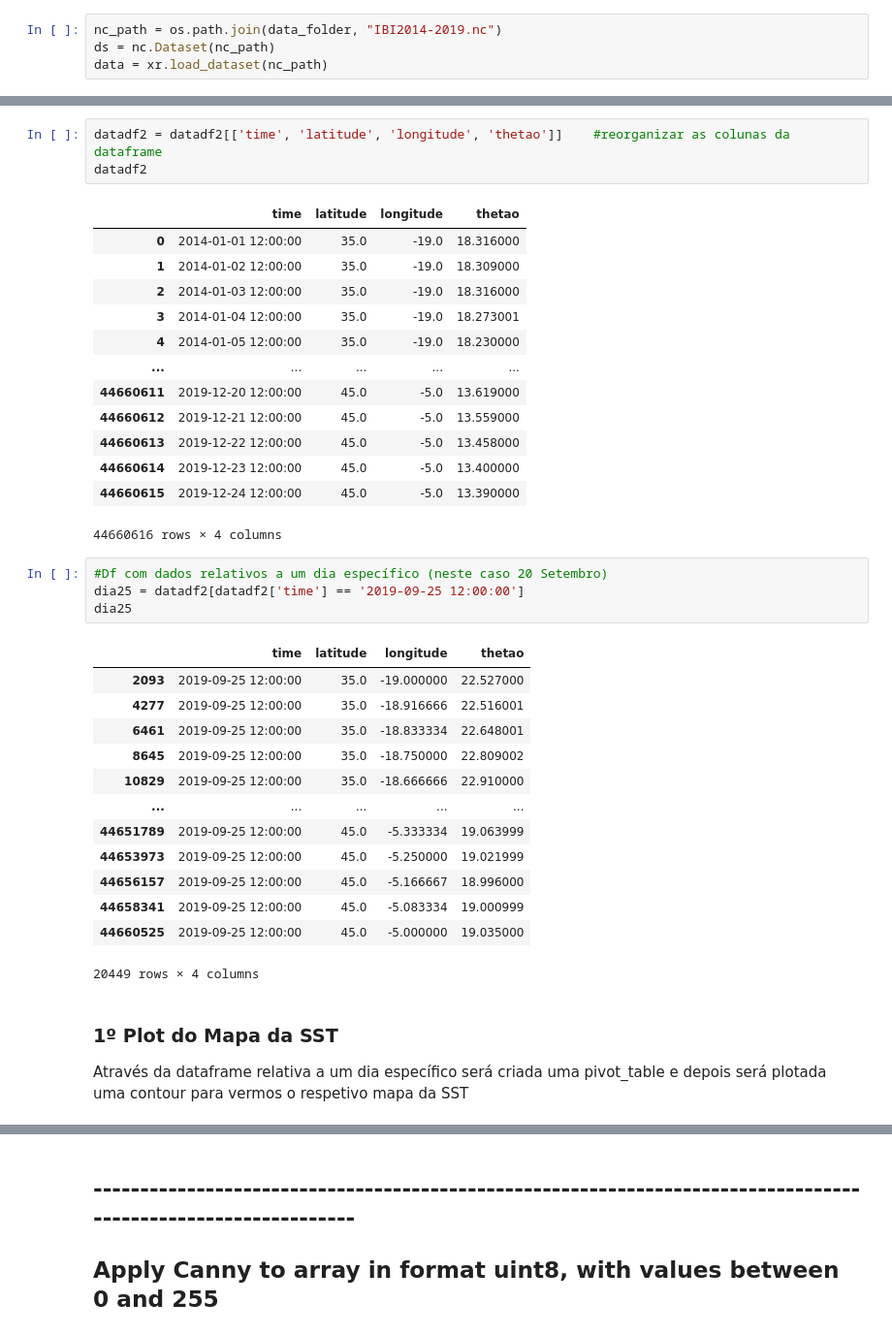
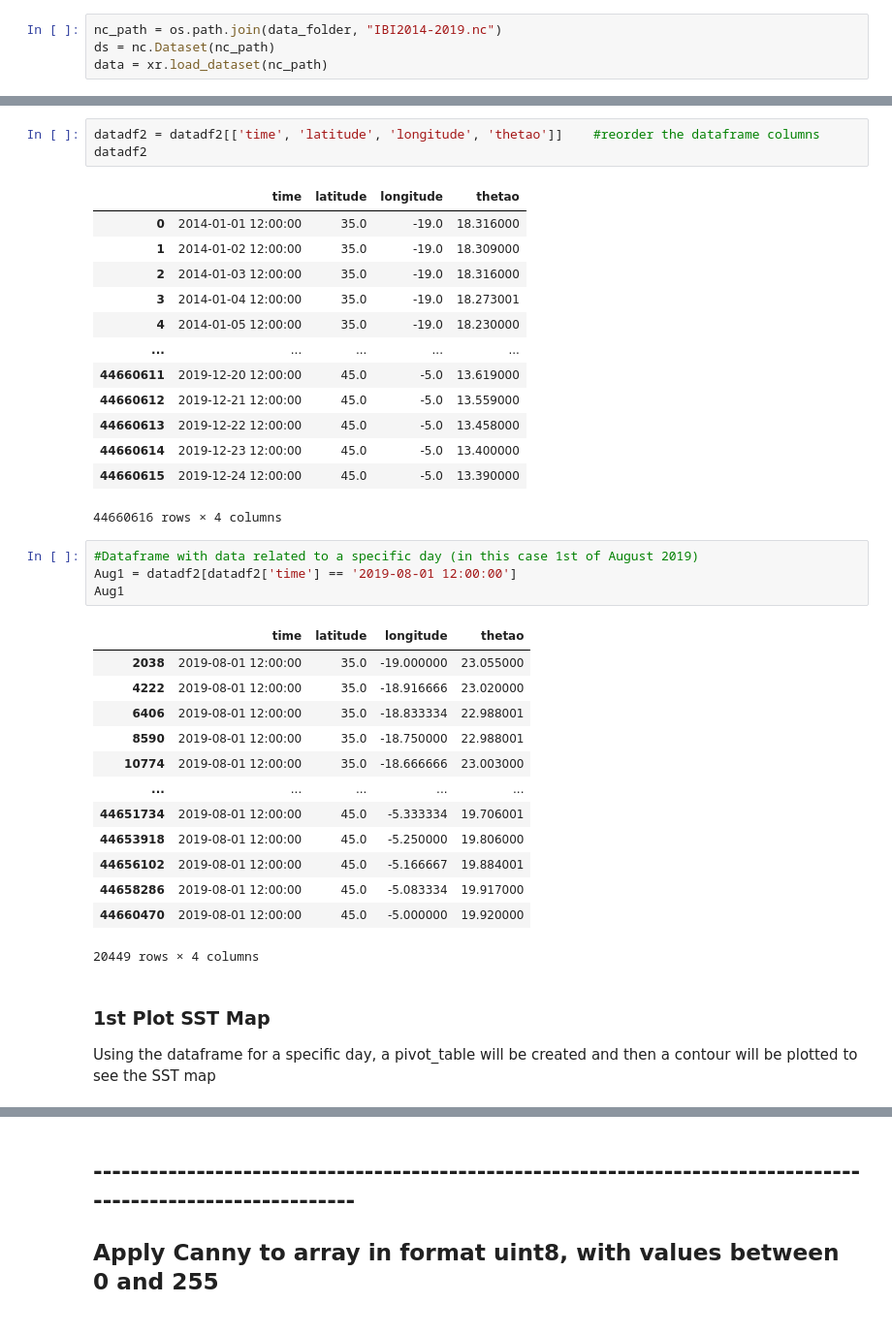
Before and after one commit to CoLAB-ATLANTIC/JUNO, a Jupyter notebook: notebooks/Canny-reanalysis.ipynb, the cells around one changed output, grey strips where cells are left out. Shown at 97% size. Saved outputs shown, nothing was run; the diff lists cells and outputs as text.

```diff
--- a/notebooks/Canny-reanalysis.ipynb
+++ b/notebooks/Canny-reanalysis.ipynb
@@ -81,7 +81,7 @@ datadf2    #os dados .nc estão agora no formato de uma dataframe
 | 44660615 | 45.0 | -5.0 | 2019-12-24 12:00:00 | 13.390000 |
 44660616 rows × 4 columns
 # %%
-datadf2 = datadf2[['time', 'latitude', 'longitude', 'thetao']]    #reorganizar as colunas da dataframe
+datadf2 = datadf2[['time', 'latitude', 'longitude', 'thetao']]    #reorder the dataframe columns
 datadf2
 # %% [output]
 |  | time | latitude | longitude | thetao |
@@ -98,25 +98,25 @@ datadf2
 | 44660615 | 2019-12-24 12:00:00 | 45.0 | -5.0 | 13.390000 |
 44660616 rows × 4 columns
 # %%
-#Df com dados relativos a um dia específico (neste caso 20 Setembro)
-dia25 = datadf2[datadf2['time'] == '2019-09-25 12:00:00']
-dia25
+#Dataframe with data related to a specific day (in this case 1st of August 2019)
+Aug1 = datadf2[datadf2['time'] == '2019-08-01 12:00:00']
+Aug1
 # %% [output]
 |  | time | latitude | longitude | thetao |
-| 2093 | 2019-09-25 12:00:00 | 35.0 | -19.000000 | 22.527000 |
-| 4277 | 2019-09-25 12:00:00 | 35.0 | -18.916666 | 22.516001 |
-| 6461 | 2019-09-25 12:00:00 | 35.0 | -18.833334 | 22.648001 |
-| 8645 | 2019-09-25 12:00:00 | 35.0 | -18.750000 | 22.809002 |
-| 10829 | 2019-09-25 12:00:00 | 35.0 | -18.666666 | 22.910000 |
+| 2038 | 2019-08-01 12:00:00 | 35.0 | -19.000000 | 23.055000 |
+| 4222 | 2019-08-01 12:00:00 | 35.0 | -18.916666 | 23.020000 |
+| 6406 | 2019-08-01 12:00:00 | 35.0 | -18.833334 | 22.988001 |
+| 8590 | 2019-08-01 12:00:00 | 35.0 | -18.750000 | 22.988001 |
+| 10774 | 2019-08-01 12:00:00 | 35.0 | -18.666666 | 23.003000 |
 | ... | ... | ... | ... | ... |
-| 44651789 | 2019-09-25 12:00:00 | 45.0 | -5.333334 | 19.063999 |
-| 44653973 | 2019-09-25 12:00:00 | 45.0 | -5.250000 | 19.021999 |
-| 44656157 | 2019-09-25 12:00:00 | 45.0 | -5.166667 | 18.996000 |
-| 44658341 | 2019-09-25 12:00:00 | 45.0 | -5.083334 | 19.000999 |
-| 44660525 | 2019-09-25 12:00:00 | 45.0 | -5.000000 | 19.035000 |
+| 44651734 | 2019-08-01 12:00:00 | 45.0 | -5.333334 | 19.706001 |
+| 44653918 | 2019-08-01 12:00:00 | 45.0 | -5.250000 | 19.806000 |
+| 44656102 | 2019-08-01 12:00:00 | 45.0 | -5.166667 | 19.884001 |
+| 44658286 | 2019-08-01 12:00:00 | 45.0 | -5.083334 | 19.917000 |
+| 44660470 | 2019-08-01 12:00:00 | 45.0 | -5.000000 | 19.920000 |
 20449 rows × 4 columns
 # %% [markdown]
-### 1º Plot do Mapa da SST
+### 1st Plot SST Map
 
-Através da dataframe relativa a um dia específico será criada uma pivot_table e depois será plotada uma contour para vermos o respetivo mapa da SST
+Using the dataframe for a specific day, a pivot_table will be created and then a contour will be plotted to see the SST map
 # %%
```
Also changed, not shown: parts of 25 cells of this notebook, 14 other files.
